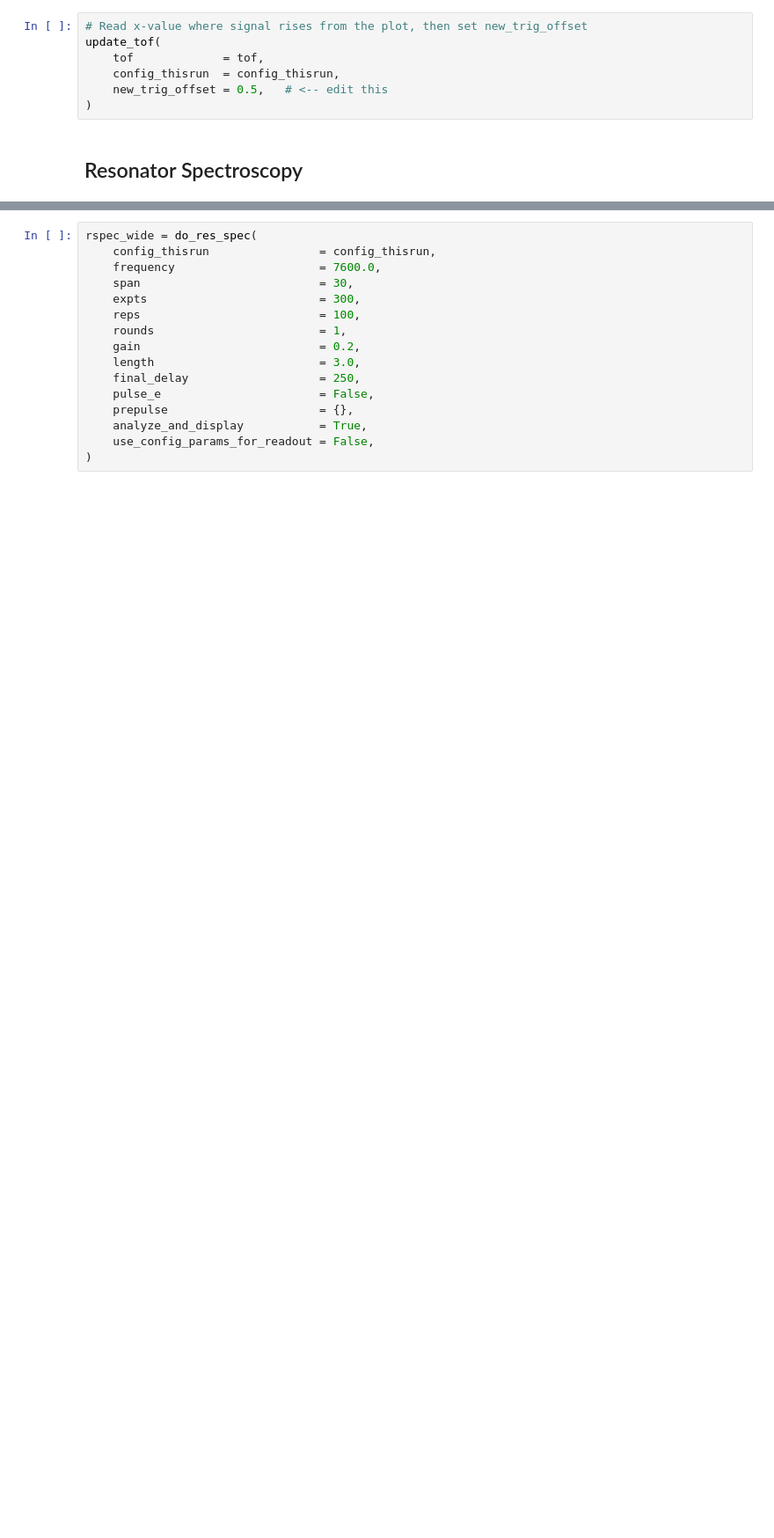
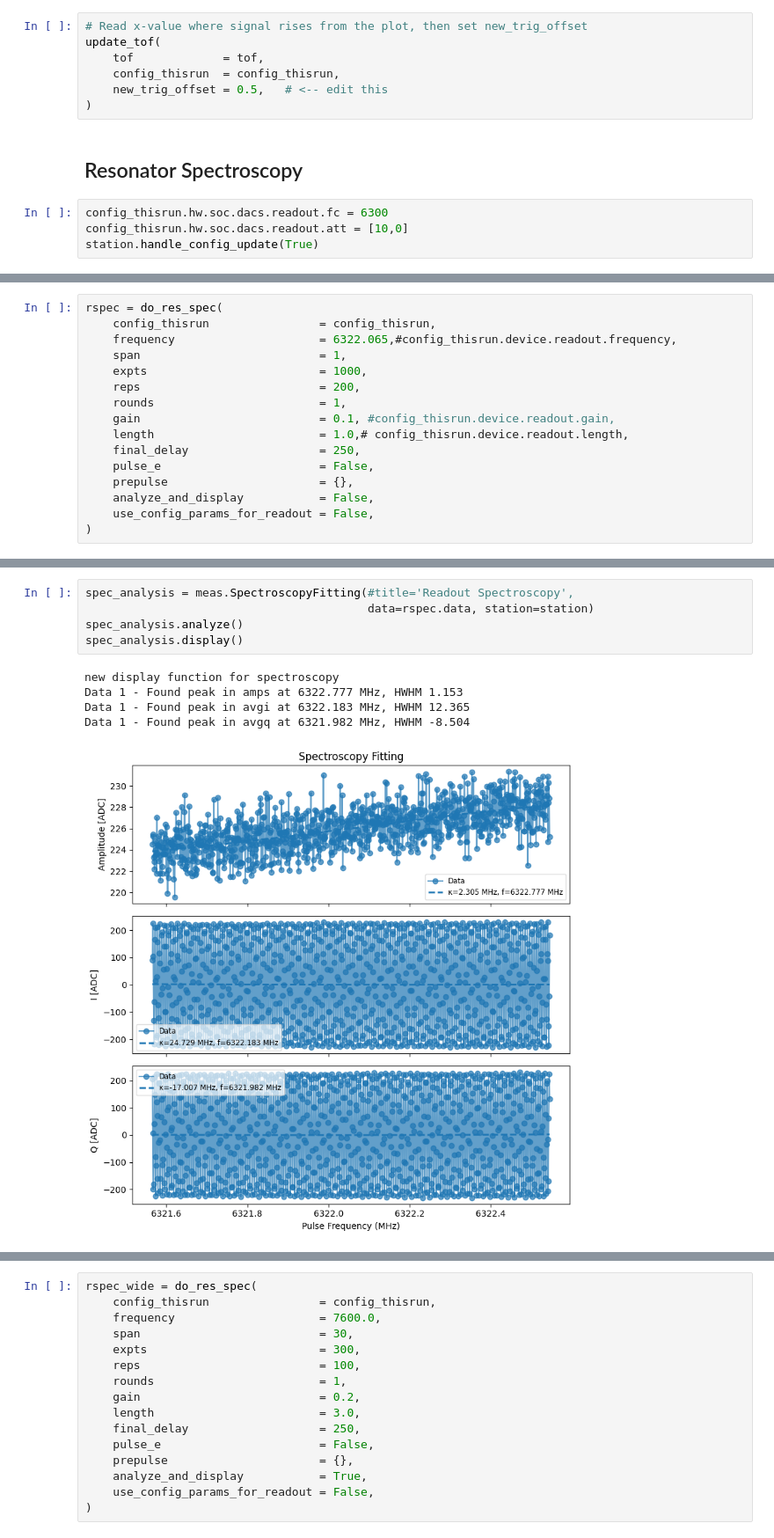
Before and after one commit to SchusterLab/multimode_expts_tprocv2, a Jupyter notebook: measurement_notebooks/device_characterization/nb_readout_ipynb.ipynb, the cells around one changed output, grey strips where cells are left out. Shown at 88% size. Saved outputs shown, nothing was run; the diff lists cells and outputs as text; blank space fills up the shorter version.

```diff
--- a/measurement_notebooks/device_characterization/nb_readout_ipynb.ipynb
+++ b/measurement_notebooks/device_characterization/nb_readout_ipynb.ipynb
@@ -53,3 +62,7 @@ update_tof(
 )
 # %% [markdown]
 ## Resonator Spectroscopy
+# %%
+config_thisrun.hw.soc.dacs.readout.fc = 6300
+config_thisrun.hw.soc.dacs.readout.att = [10,0]
+station.handle_config_update(True)
@@ -55,0 +75,16 @@ update_tof(
+# %%
+rspec = do_res_spec(
+    config_thisrun                = config_thisrun,
+    frequency                     = 6322.065,#config_thisrun.device.readout.frequency,
+    span                          = 1,
+    expts                         = 1000,
+    reps                          = 200,
+    rounds                        = 1,
+    gain                          = 0.1, #config_thisrun.device.readout.gain,
+    length                        = 1.0,# config_thisrun.device.readout.length,
+    final_delay                   = 250,
+    pulse_e                       = False,
+    prepulse                      = {},
+    analyze_and_display           = False,
+    use_config_params_for_readout = False,
+)
@@ -55,0 +104,11 @@ update_tof(
+# %%
+spec_analysis = meas.SpectroscopyFitting(#title='Readout Spectroscopy',
+                                         data=rspec.data, station=station)
+spec_analysis.analyze()
+spec_analysis.display()
+# %% [output]
+new display function for spectroscopy
+Data 1 - Found peak in amps at 6322.777 MHz, HWHM 1.153
+Data 1 - Found peak in avgi at 6322.183 MHz, HWHM 12.365
+Data 1 - Found peak in avgq at 6321.982 MHz, HWHM -8.504
+[figure, added]
```
Also changed, not shown: parts of 24 cells of this notebook, 29 other files.
